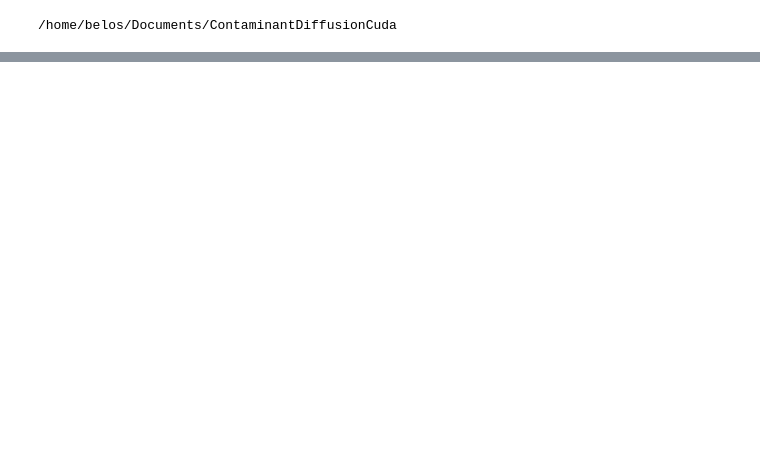
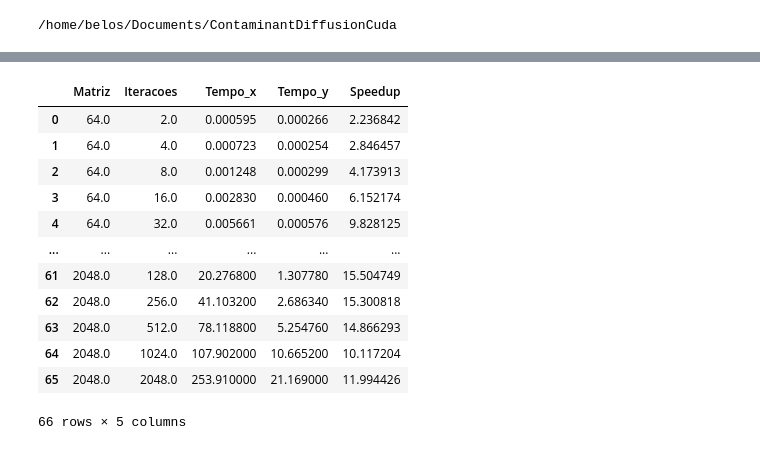
Before and after one commit to gbeloso/ContaminantDiffusionCuda, a Jupyter notebook: docs/analise_de_corretude_cuda.ipynb, the cells around one changed output, grey strips where cells are left out. Saved outputs shown, nothing was run; the diff lists cells and outputs as text; code cells hidden in the pictures; blank space fills up the shorter version.

```diff
--- a/docs/analise_de_corretude_cuda.ipynb
+++ b/docs/analise_de_corretude_cuda.ipynb
@@ -29,0 +38,3 @@ O sequencial e o cuda deram o mesmo resultado
+# %%
+time_cuda = pd.DataFrame(np.genfromtxt(wd+'/results/cuda/time.csv', delimiter=','), columns=['Matriz', 'Iteracoes', 'Tempo'])
+time_cuda
@@ -29,0 +93,18 @@ O sequencial e o cuda deram o mesmo resultado
+# %%
+tempo = time_sequencial.merge(time_cuda, how='inner', on=['Matriz', 'Iteracoes'])
+tempo["Speedup"] = tempo["Tempo_x"]/tempo["Tempo_y"]
+tempo
+# %% [output]
+|  | Matriz | Iteracoes | Tempo_x | Tempo_y | Speedup |
+| 0 | 64.0 | 2.0 | 0.000595 | 0.000266 | 2.236842 |
+| 1 | 64.0 | 4.0 | 0.000723 | 0.000254 | 2.846457 |
+| 2 | 64.0 | 8.0 | 0.001248 | 0.000299 | 4.173913 |
+| 3 | 64.0 | 16.0 | 0.002830 | 0.000460 | 6.152174 |
+| 4 | 64.0 | 32.0 | 0.005661 | 0.000576 | 9.828125 |
+| ... | ... | ... | ... | ... | ... |
+| 61 | 2048.0 | 128.0 | 20.276800 | 1.307780 | 15.504749 |
+| 62 | 2048.0 | 256.0 | 41.103200 | 2.686340 | 15.300818 |
+| 63 | 2048.0 | 512.0 | 78.118800 | 5.254760 | 14.866293 |
+| 64 | 2048.0 | 1024.0 | 107.902000 | 10.665200 | 10.117204 |
+| 65 | 2048.0 | 2048.0 | 253.910000 | 21.169000 | 11.994426 |
+66 rows × 5 columns
```
Also changed, not shown: parts of 10 cells of this notebook.
